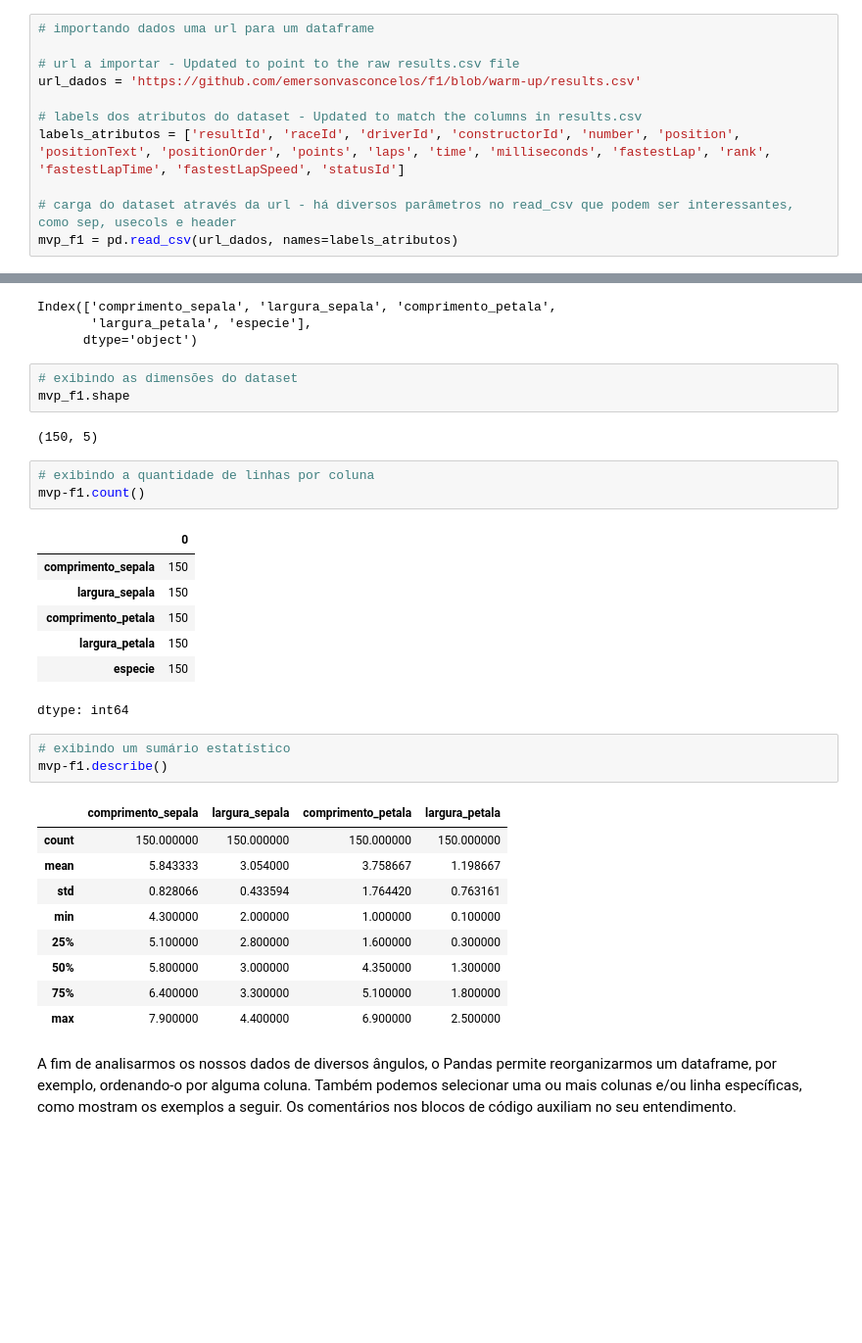
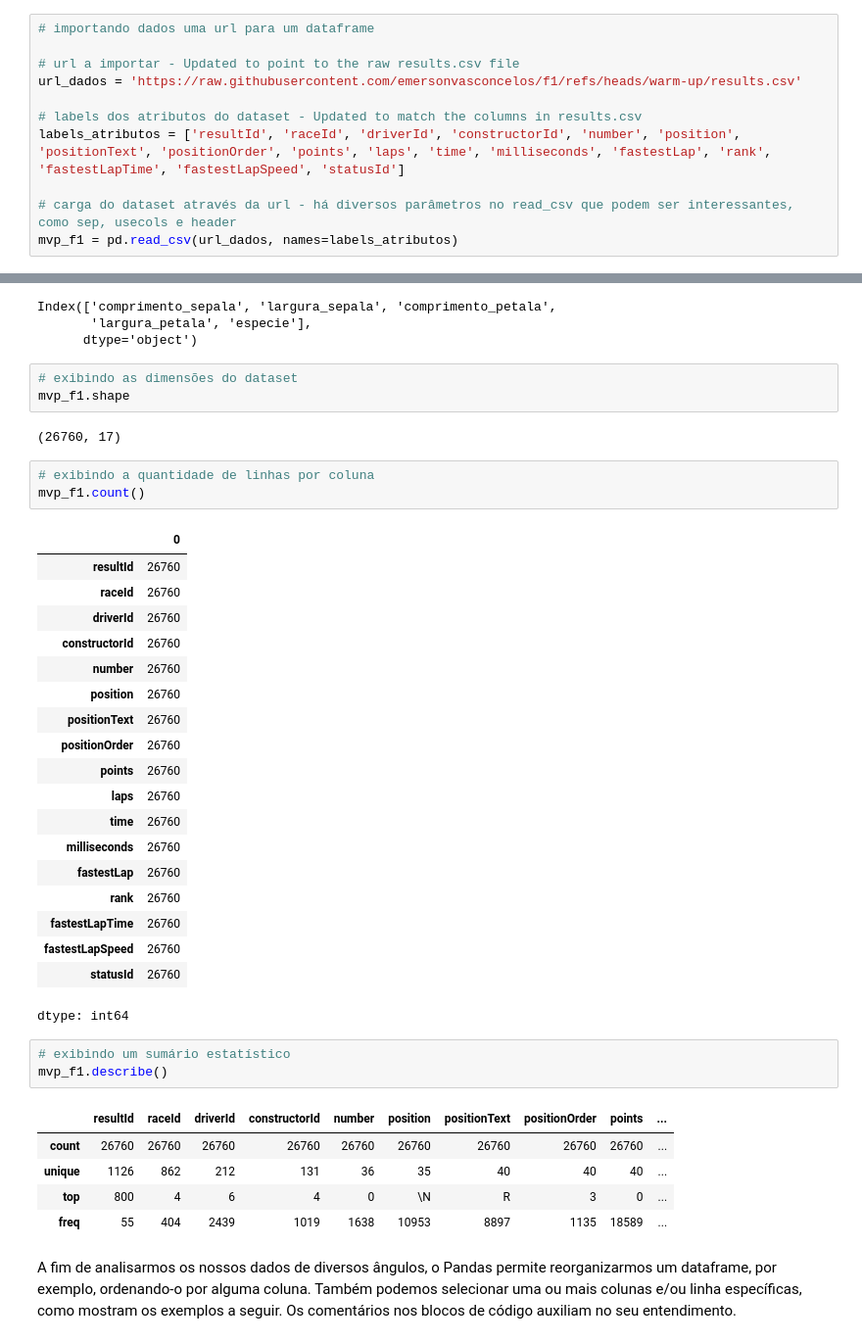
Before and after one commit to emersonvasconcelos/f1, a Jupyter notebook: MVP_F1_Warm_Up.ipynb, the cells around one changed output, grey strips where cells are left out. Shown at 98% size. Drawn from its saved outputs; the diff is of its cells as text; blank space fills up the shorter version.

```diff
--- a/MVP_F1_Warm_Up.ipynb
+++ b/MVP_F1_Warm_Up.ipynb
@@ -21,7 +21,7 @@ Agora iremos importar o dataset com que iremos utilizar a partir de um link, e a
 # importando dados uma url para um dataframe
 
 # url a importar - Updated to point to the raw results.csv file
-url_dados = 'https://github.com/emersonvasconcelos/f1/blob/warm-up/results.csv'
+url_dados = 'https://raw.githubusercontent.com/emersonvasconcelos/f1/refs/heads/warm-up/results.csv'
 
 # labels dos atributos do dataset - Updated to match the columns in results.csv
 labels_atributos = ['resultId', 'raceId', 'driverId', 'constructorId', 'number', 'position', 'positionText', 'positionOrder', 'points', 'laps', 'time', 'milliseconds', 'fastestLap', 'rank', 'fastestLapTime', 'fastestLapSpeed', 'statusId']
@@ -70,31 +89,39 @@ Index(['comprimento_sepala', 'largura_sepala', 'comprimento_petala',
 # exibindo as dimensões do dataset
 mvp_f1.shape
 # %% [output]
-(150, 5)
+(26760, 17)
 # %%
 # exibindo a quantidade de linhas por coluna
-mvp-f1.count()
+mvp_f1.count()
 # %% [output]
 |  | 0 |
-| comprimento_sepala | 150 |
-| largura_sepala | 150 |
-| comprimento_petala | 150 |
-| largura_petala | 150 |
-| especie | 150 |
+| resultId | 26760 |
+| raceId | 26760 |
+| driverId | 26760 |
+| constructorId | 26760 |
+| number | 26760 |
+| position | 26760 |
+| positionText | 26760 |
+| positionOrder | 26760 |
+| points | 26760 |
+| laps | 26760 |
+| time | 26760 |
+| milliseconds | 26760 |
+| fastestLap | 26760 |
+| rank | 26760 |
+| fastestLapTime | 26760 |
+| fastestLapSpeed | 26760 |
+| statusId | 26760 |
 dtype: int64
 # %%
 # exibindo um sumário estatístico
-mvp-f1.describe()
+mvp_f1.describe()
 # %% [output]
-|  | comprimento_sepala | largura_sepala | comprimento_petala | largura_petala |
-| count | 150.000000 | 150.000000 | 150.000000 | 150.000000 |
-| mean | 5.843333 | 3.054000 | 3.758667 | 1.198667 |
-| std | 0.828066 | 0.433594 | 1.764420 | 0.763161 |
-| min | 4.300000 | 2.000000 | 1.000000 | 0.100000 |
-| 25% | 5.100000 | 2.800000 | 1.600000 | 0.300000 |
-| 50% | 5.800000 | 3.000000 | 4.350000 | 1.300000 |
-| 75% | 6.400000 | 3.300000 | 5.100000 | 1.800000 |
-| max | 7.900000 | 4.400000 | 6.900000 | 2.500000 |
+|  | resultId | raceId | driverId | constructorId | number | position | positionText | positionOrder | points | ... |
+| count | 26760 | 26760 | 26760 | 26760 | 26760 | 26760 | 26760 | 26760 | 26760 | ... |
+| unique | 1126 | 862 | 212 | 131 | 36 | 35 | 40 | 40 | 40 | ... |
+| top | 800 | 4 | 6 | 4 | 0 | \N | R | 3 | 0 | ... |
+| freq | 55 | 404 | 2439 | 1019 | 1638 | 10953 | 8897 | 1135 | 18589 | ... |
 # %% [markdown]
 A fim de analisarmos os nossos dados de diversos ângulos, o Pandas permite reorganizarmos um dataframe, por exemplo, ordenando-o por alguma coluna. Também podemos selecionar uma ou mais colunas e/ou linha específicas, como mostram os exemplos a seguir. Os comentários nos blocos de código auxiliam no seu entendimento.
 # %%
```
Also changed, not shown: parts of 9 cells of this notebook.
